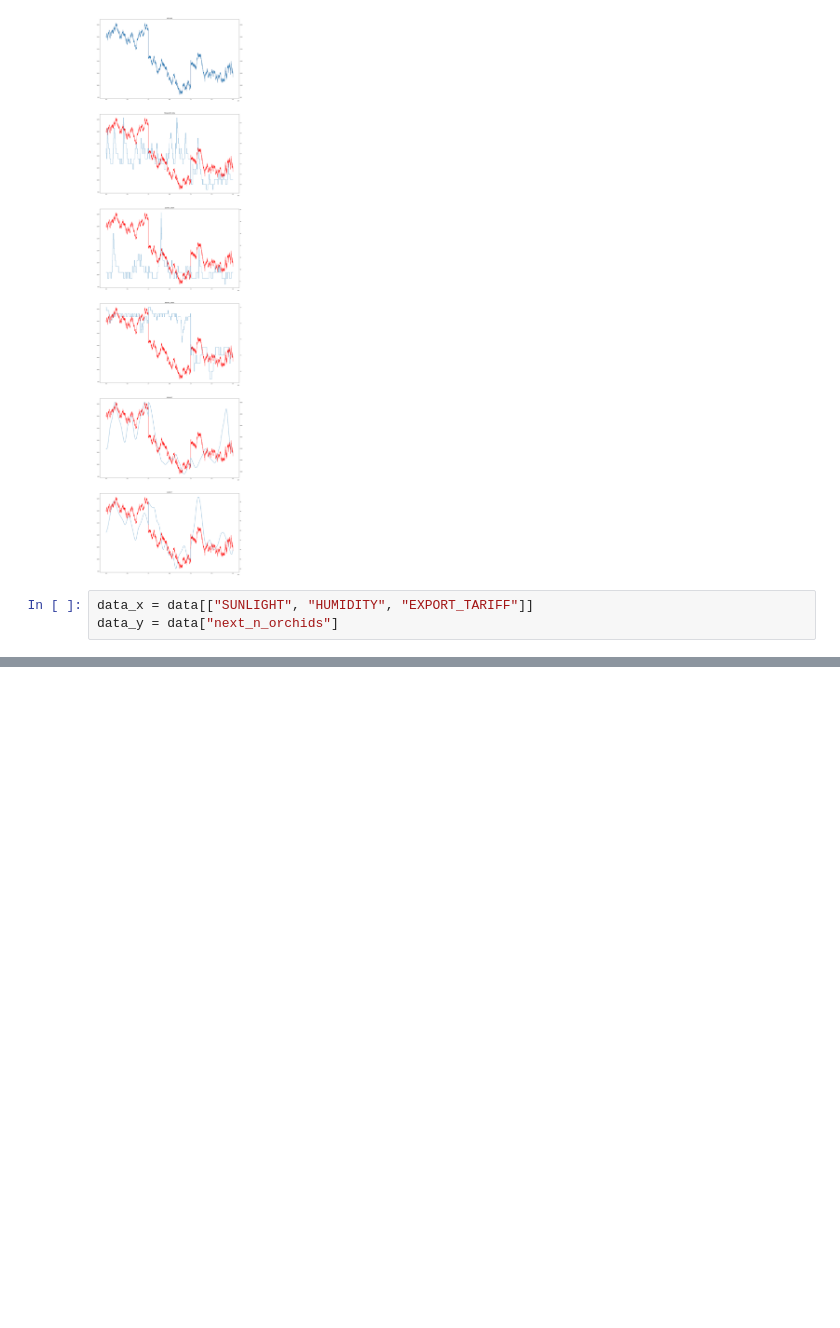
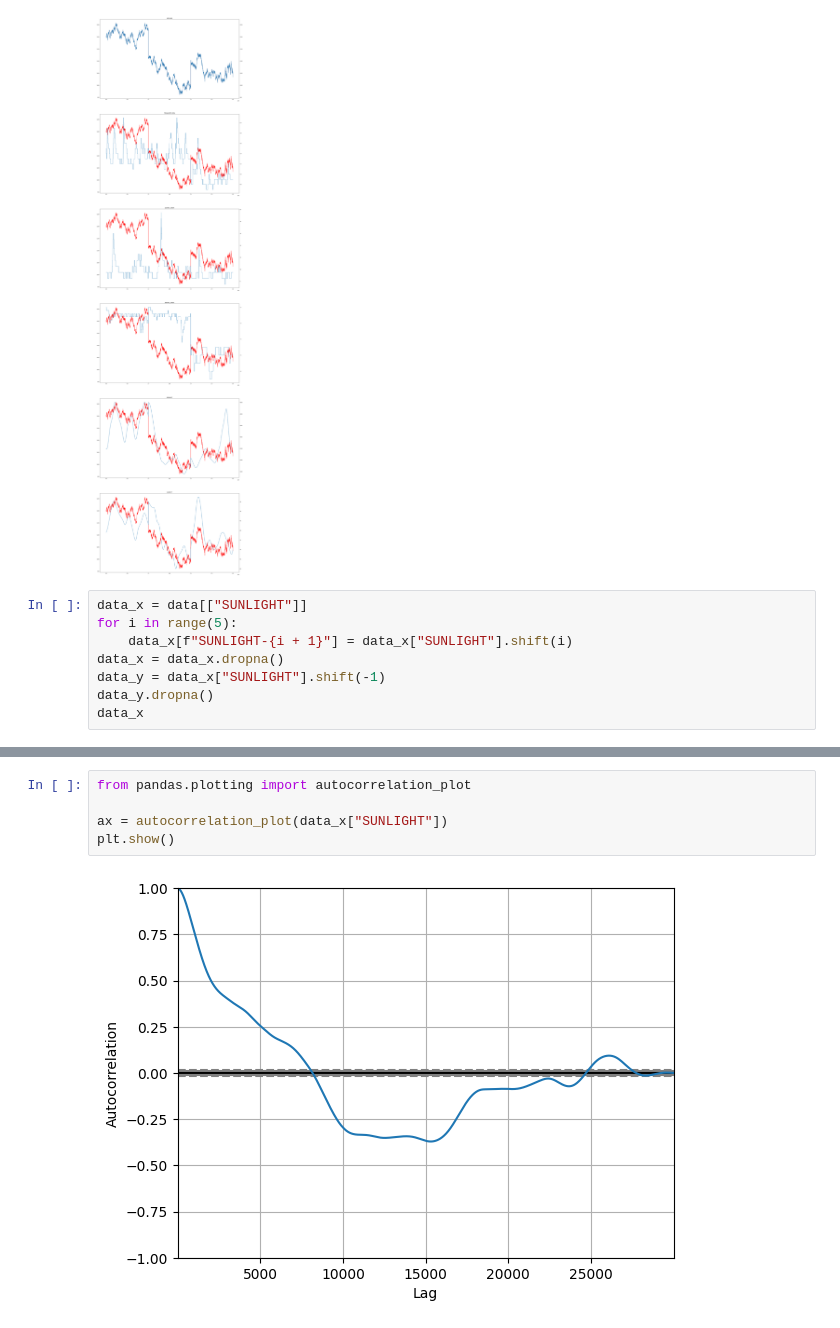
Before and after one commit to edgar-maddocks/IMC, a Jupyter notebook: orchids strat/ridge.ipynb, the cells around one changed output, grey strips where cells are left out. Saved outputs shown, nothing was run; the diff lists cells and outputs as text; blank space fills up the shorter version.

```diff
--- a/orchids strat/ridge.ipynb
+++ b/orchids strat/ridge.ipynb
@@ -51,5 +51,10 @@ plt.show()
 # %% [output]
 [figure]
 # %%
-data_x = data[["SUNLIGHT", "HUMIDITY", "EXPORT_TARIFF"]]
-data_y = data["next_n_orchids"]
+data_x = data[["SUNLIGHT"]]
+for i in range(5):
+    data_x[f"SUNLIGHT-{i + 1}"] = data_x["SUNLIGHT"].shift(i)
+data_x = data_x.dropna()
+data_y = data_x["SUNLIGHT"].shift(-1)
+data_y.dropna()
+data_x
@@ -55,0 +93,7 @@ data_y = data["next_n_orchids"]
+# %%
+from pandas.plotting import autocorrelation_plot
+
+ax = autocorrelation_plot(data_x["SUNLIGHT"])
+plt.show()
+# %% [output]
+[figure, added]
```
Also changed, not shown: parts of 5 cells of this notebook, 2 other files.
